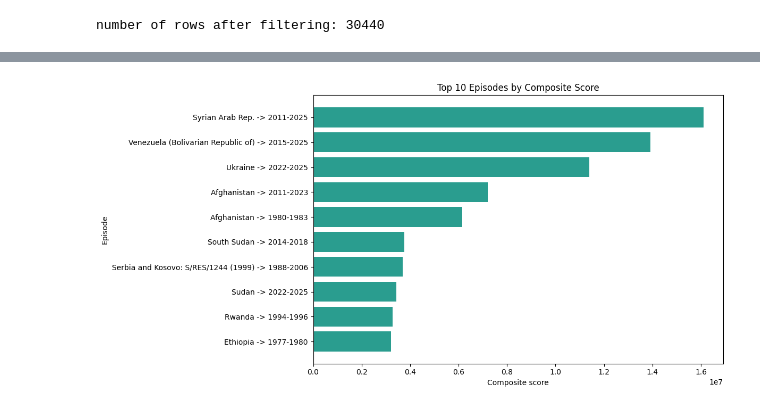
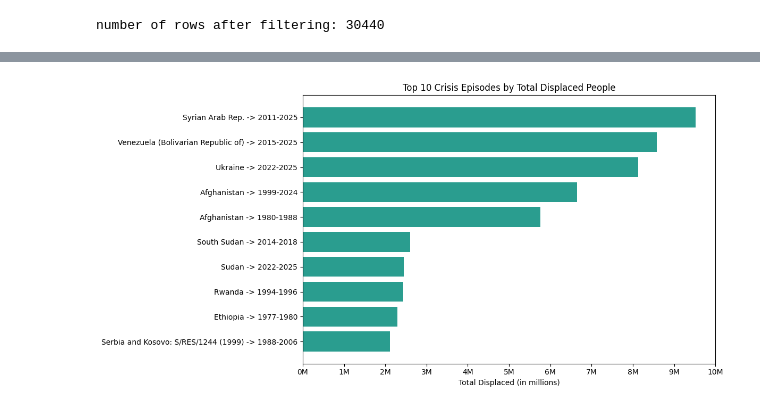
Before and after one commit to TishDuc/TishDuc.github.io, a Jupyter notebook: Displacements_Final_Project/Loke_script.ipynb, the cells around one changed output, grey strips where cells are left out. Drawn from its saved outputs; the diff is of its cells as text; code cells hidden in the pictures.

Commit message:
Website intro done, changed some graphs

```diff
--- a/Displacements_Final_Project/Loke_script.ipynb
+++ b/Displacements_Final_Project/Loke_script.ipynb
@@ -66,9 +66,9 @@ import numpy as np
 
 # episode-based conflict significance analysis (variable-length conflicts)
 min_activation = 10000         # minimum yearly displaced people to consider a year "active"
+max_activation = 100000        # maximum threshold to handle anomalies like Afghanistan
 activation_multiplier = 1.0     # origin-specific threshold = baseline * multiplier
 quiet_years_to_end = 1          # end episode after this many consecutive below-threshold years
-duration_weight_alpha = 0.25    # higher values reward longer conflicts more
 
 # aggregate to origin-year totals (sum across all asylum countries)
 origin_yearly = (
@@ -83,7 +83,7 @@ def detect_origin_episodes(group):
 
     positive = series[series > 0]
     baseline = float(positive.median()) if not positive.empty else 0.0
-    threshold = max(min_activation, baseline * activation_multiplier)
+    threshold = min( max(min_activation, baseline * activation_multiplier), max_activation)
 
     episodes = []
     in_episode = False
@@ -143,20 +143,14 @@ for _, g in origin_yearly.groupby(['origin', 'OriginName']):
     episode_rows.extend(detect_origin_episodes(g))
 
 episodes_df = pd.DataFrame(episode_rows)
-episodes_df['composite_score'] = episodes_df['total_displaced'] * (
-    1 + duration_weight_alpha * np.log1p(episodes_df['duration_years'])
-)
 
 top_by_total = episodes_df.sort_values('total_displaced', ascending=False).reset_index(drop=True).head(20)
 top_by_peak = episodes_df.sort_values('peak_annual', ascending=False).reset_index(drop=True).head(20)
-top_by_composite = episodes_df.sort_values('composite_score', ascending=False).reset_index(drop=True).head(20)
 
 print('Top episodes by total displaced:')
 display(top_by_total)
 print('Top episodes by peak annual displaced:')
 display(top_by_peak)
-print('Top episodes by balanced composite score:')
-display(top_by_composite)
 # %% [output]
 Top episodes by total displaced:
 |  | origin | OriginName | episode | start_year | end_year | duration_years | threshold_used | total_displaced | ... |
@@ -215,21 +191,26 @@ Top episodes by balanced composite score:
 # %%
 import matplotlib.pyplot as plt
 
 # horizontal bar chart for the top 10 episodes by composite score
 if episodes_df.empty:
     print('No episodes were detected with the current thresholds.')
 else:
-    chart_data = top_by_composite.head(10).copy().sort_values('composite_score', ascending=True)
+    chart_data = top_by_total.head(10).copy().sort_values('total_displaced', ascending=True)
     chart_data['episode_label'] = (
         chart_data['OriginName'] + ' -> ' + chart_data['start_year'].astype(str) + '-' + chart_data['end_year'].astype(str)
     )
 
     plt.figure(figsize=(12, 6))
-    plt.barh(chart_data['episode_label'], chart_data['composite_score'], color='#2a9d8f')
-    plt.xlabel('Composite score')
-    plt.ylabel('Episode')
-    plt.title('Top 10 Episodes by Composite Score')
+    plt.barh(chart_data['episode_label'], chart_data['total_displaced'], color='#2a9d8f')
+    plt.xlabel('Total Displaced (in millions)')
+    # x-axis ticks every 1 million
+    plt.xticks(
+        np.arange(0, 10000001, 1000000),
+        [f'{i}M' for i in range(11)]
+    )
+    plt.title('Top 10 Crisis Episodes by Total Displaced People')
     plt.tight_layout()
+    plt.savefig('Graphs and visualizations/top_10_displacement_episodes.svg', format='svg')
     plt.show()
 # %% [output]
-[figure, old version]
+[figure, new version]
```
Also changed, not shown: parts of 1 cell of this notebook, 9 other files.
